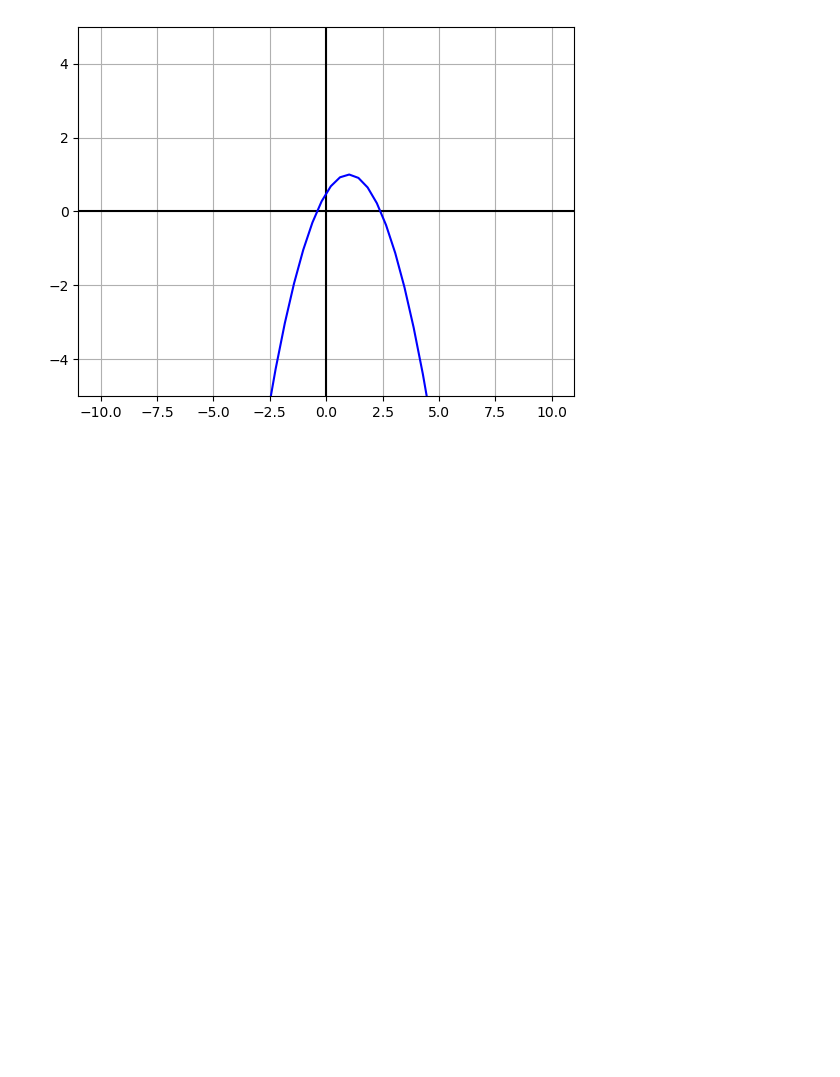
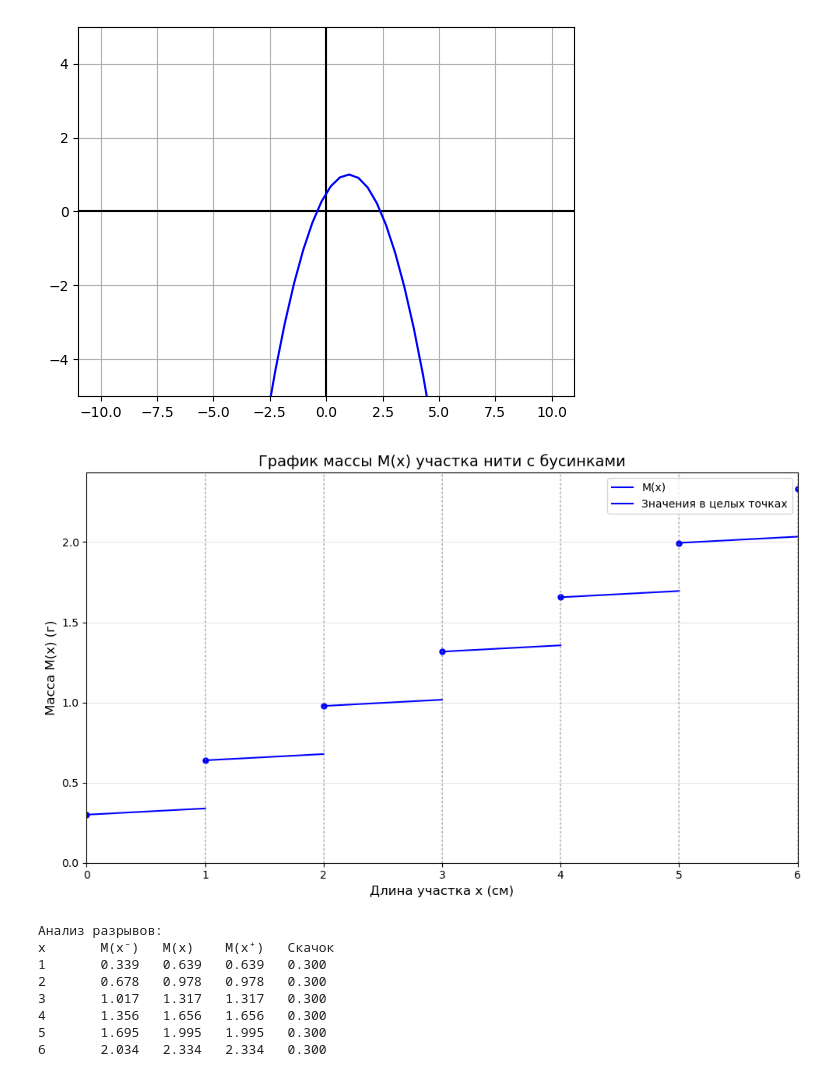
Before and after one commit to Jafar-cpu/git_test, a Jupyter notebook: Labs/lab7.ipynb, the cells around one changed output. Saved outputs shown, nothing was run; the diff lists cells and outputs as text; code cells hidden in the pictures; blank space fills up the shorter version.

```diff
--- a/Labs/lab7.ipynb
+++ b/Labs/lab7.ipynb
@@ -134,11 +156,3 @@ show()
 Предел слева: 0
 Предел cправа: 0
 [figure]
-# %%
-from matplotlib.pyplot import*
-from numpy import*
-x = linspace(0,6)
-M = 0.039*x  + 0.3*floor(x) +0.3
-plot(x,M)
-print('Разрыв 1 рода \nТочки разрыва 1,2,3,4,5,6 \nВеличина скачка 0,3\nФункция непрерывна точках (n,n+1) где n = x и n целое число')
-show()
@@ -161,3 +169,72 @@ plot(x,f,'b')
 show()
 # %% [output]
 [figure]
+# %%
+import numpy as np
+import matplotlib.pyplot as plt
+
+p = 0.039
+m = 0.3
+l = 1.0
+
+def M(x):
+    """Масса участка нити длиной x"""
+    return p * x + m * np.floor(x) + m
+
+
+plt.figure(figsize=(10, 6))
+
+
+for n in range(0, 6):
+
+    x_left = n
+
+    x_right = n + 1 - 1e-10
+
+    x_segment = np.linspace(x_left, x_right, 100)
+    y_segment = M(x_segment)
+
+    plt.plot(x_segment, y_segment, 'b-', linewidth=1.5)
+
+
+for n in range(0, 7):
+    y_value = M(n)
+    plt.plot(n, y_value, 'bo', markersize=5, label=f'M({n})' if n == 0 else "")
+
+
+for n in range(0, 7):
+    plt.axvline(n, color='gray', linestyle=':', alpha=0.5)
+
+
+plt.xlabel('Длина участка x (см)', fontsize=12)
+plt.ylabel('Масса M(x) (г)', fontsize=12)
+plt.title('График массы M(x) участка нити с бусинками', fontsize=14)
+plt.grid(True, alpha=0.3)
+plt.xlim(0, 6)
+plt.ylim(0, M(6) + 0.1)
+
+
+plt.legend(['M(x)', 'Значения в целых точках'])
+
+plt.tight_layout()
+plt.show()
+
+print("Анализ разрывов:")
+print("x\tM(x⁻)\tM(x)\tM(x⁺)\tСкачок")
+for n in range(1, 7):
+    M_left = p * n + m * (n - 1) + m
+    M_point = p * n + m * n + m
+    M_right = M_point
+    jump = M_point - M_left
+
+    print(f"{n}\t{M_left:.3f}\t{M_point:.3f}\t{M_right:.3f}\t{jump:.3f}")
+# %% [output]
+[figure, added]
+Анализ разрывов:
+x       M(x⁻)   M(x)    M(x⁺)   Скачок
+1       0.339   0.639   0.639   0.300
+2       0.678   0.978   0.978   0.300
+3       1.017   1.317   1.317   0.300
+4       1.356   1.656   1.656   0.300
+5       1.695   1.995   1.995   0.300
+6       2.034   2.334   2.334   0.300
```
Also changed, not shown: parts of 5 cells of this notebook.
